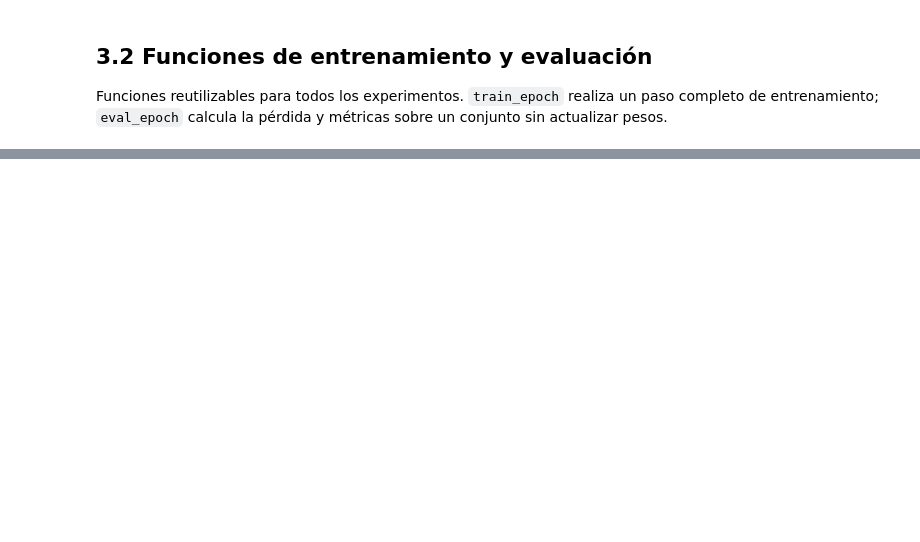
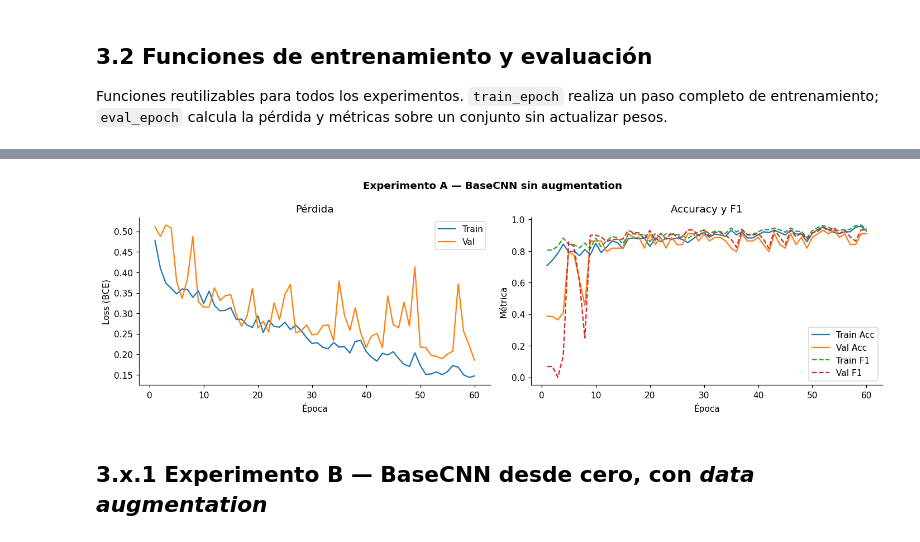
Before and after one commit to MiguelBanosB/VCA, a Jupyter notebook: practica1.ipynb, the cells around one changed output, grey strips where cells are left out. Saved outputs shown, nothing was run; the diff lists cells and outputs as text; code cells hidden in the pictures; blank space fills up the shorter version.

```diff
--- a/practica1.ipynb
+++ b/practica1.ipynb
@@ -781,0 +987,29 @@ weighted avg       0.91      0.91      0.91        45
+# %%
+def build_loaders(train_df, val_df, label_col='ship',
+                  transform_train=transform_base, transform_val=transform_base,
+                  batch_size=32):
+    """
+    Construye los DataLoaders de train y val para un experimento.
+    Mantiene transform_val siempre como transform_base — el augmentation
+    solo se aplica en entrenamiento, nunca en validación ni test.
+
+    Parámetros:
+        train_df         : DataFrame de entrenamiento
+        val_df           : DataFrame de validación
+        label_col        : columna de etiqueta ('ship' o 'docked')
+        transform_train  : transform para train (transform_base o transform_aug)
+        transform_val    : transform para val (siempre transform_base)
+        batch_size       : tamaño de batch
+
+    Retorna:
+        train_loader, val_loader : DataLoaders listos para train_model()
+    """
+    train_ds = PortDataset(train_df, label_col=label_col, transform=transform_train)
+    val_ds   = PortDataset(val_df,   label_col=label_col, transform=transform_val)
+
+    # shuffle=True en train — importante para que los batches sean variados
+    # shuffle=False en val — el orden no importa en evaluación
+    train_loader = DataLoader(train_ds, batch_size=batch_size, shuffle=True,  num_workers=0)
+    val_loader   = DataLoader(val_ds,   batch_size=batch_size, shuffle=False, num_workers=0)
+
+    return train_loader, val_loader
@@ -781,0 +1049,10 @@ weighted avg       0.91      0.91      0.91        45
+# %%
+print("=" * 60)
+print("Experimento A — BaseCNN sin augmentation")
+print("=" * 60)
+
+train_loader_A, val_loader_A = build_loaders(train_df, val_df,
+                                              transform_train=transform_base)
+model_A = BaseCNN().to(DEVICE)
+model_A, history_A = train_model(model_A, train_loader_A, val_loader_A,
+                                  checkpoint_path='model_A.pth')
@@ -781,0 +1069,4 @@ weighted avg       0.91      0.91      0.91        45
+# %%
+plot_training_history(history_A, 'Experimento A — BaseCNN sin augmentation')
+# %% [output]
+[figure, added]
@@ -781,0 +1075,2 @@ weighted avg       0.91      0.91      0.91        45
+# %% [markdown]
+## 3.x.1 Experimento B — BaseCNN desde cero, con *data augmentation*
```
Also changed, not shown: parts of 41 cells of this notebook, 2 other files.
